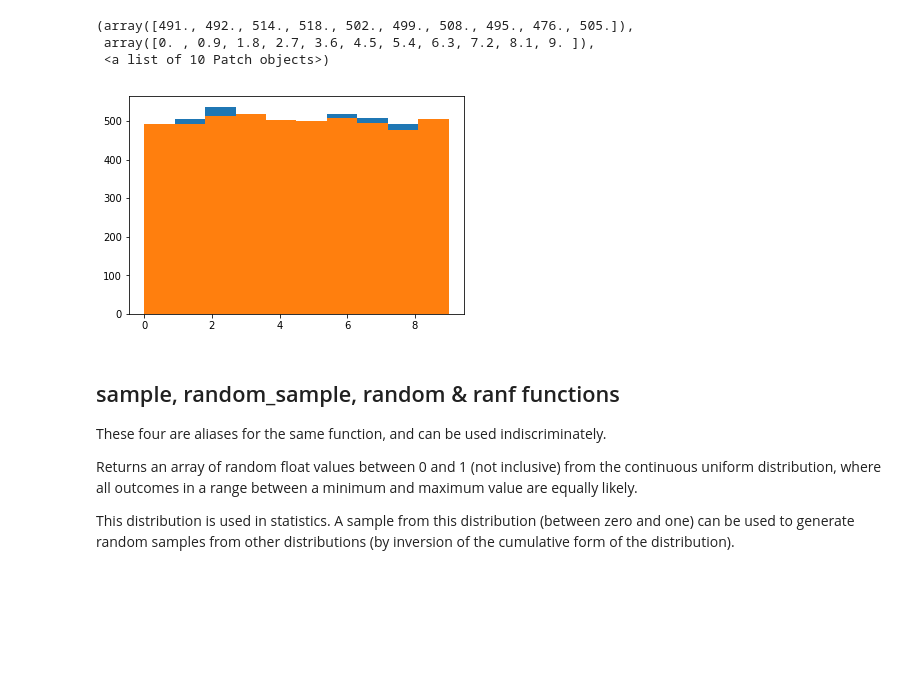
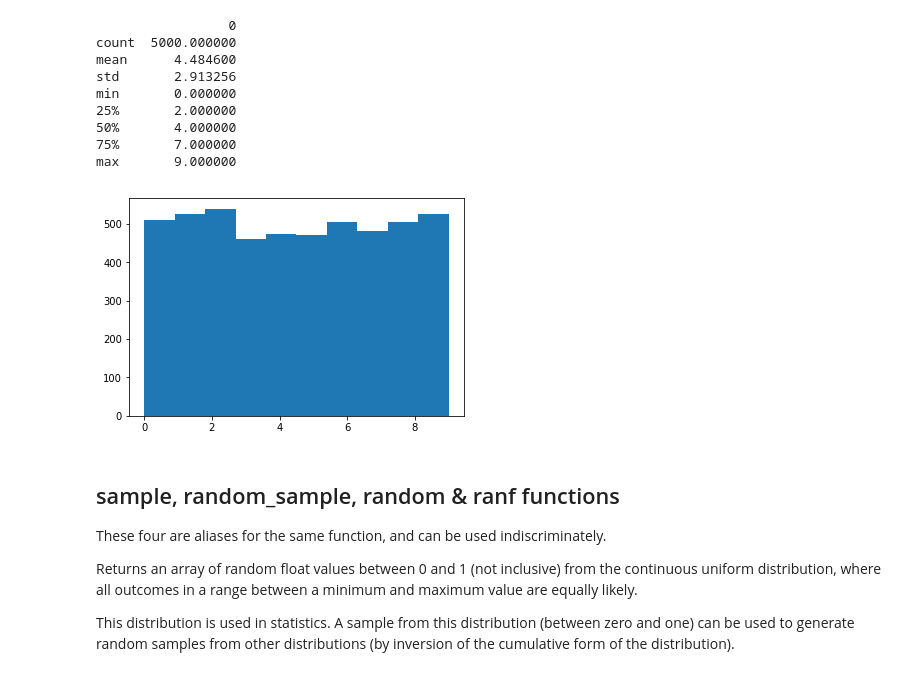
Before and after one commit to Luis-Navarro/Programming-for-Data-Analysis, a Jupyter notebook: random.ipynb, the cells around one changed output. Saved outputs shown, nothing was run; the diff lists cells and outputs as text; code cells hidden in the pictures; blank space fills up the shorter version.

```diff
--- a/random.ipynb
+++ b/random.ipynb
@@ -90,13 +130,19 @@ Similar to randint. In particular, this is the one to use to generate uniformly
 # %%
-x=np.random.randint(0,10,size=5000)
+x=np.random.randint(0,10,5000)
 plt.hist(x)
-x=np.random.random_integers (0,9, size=5000)
-plt.hist(x)
+df = pd.DataFrame(x)
+print (df.describe())
 # %% [output]
-(array([491., 492., 514., 518., 502., 499., 508., 495., 476., 505.]),
- array([0. , 0.9, 1.8, 2.7, 3.6, 4.5, 5.4, 6.3, 7.2, 8.1, 9. ]),
- <a list of 10 Patch objects>)
+                 0
+count  5000.000000
+mean      4.484600
+std       2.913256
+min       0.000000
+25%       2.000000
+50%       4.000000
+75%       7.000000
+max       9.000000
-[figure, old version]
+[figure, new version]
 # %% [markdown]
 ## sample, random_sample, random & ranf functions
 These four are aliases for the same function, and can be used indiscriminately.
```
Also changed, not shown: parts of 16 cells of this notebook.
